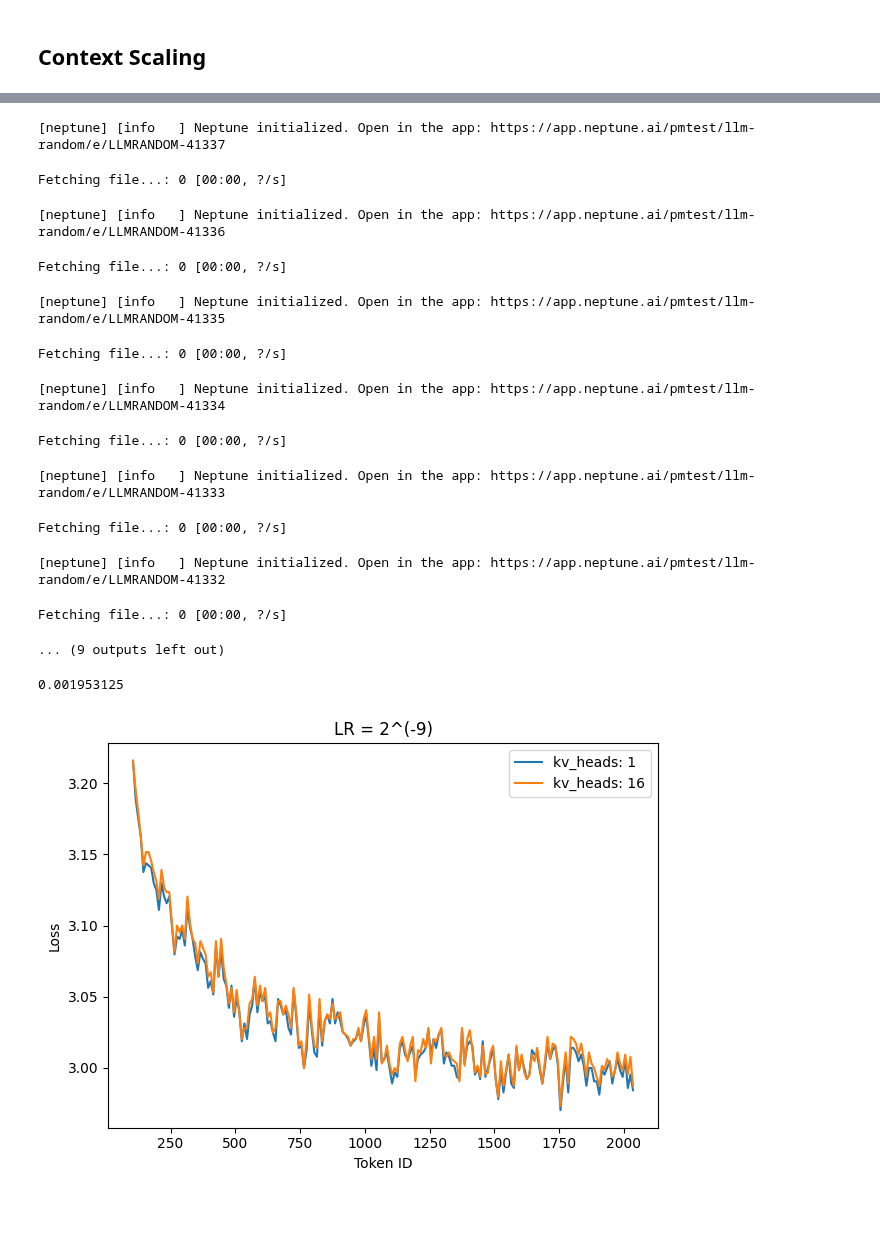
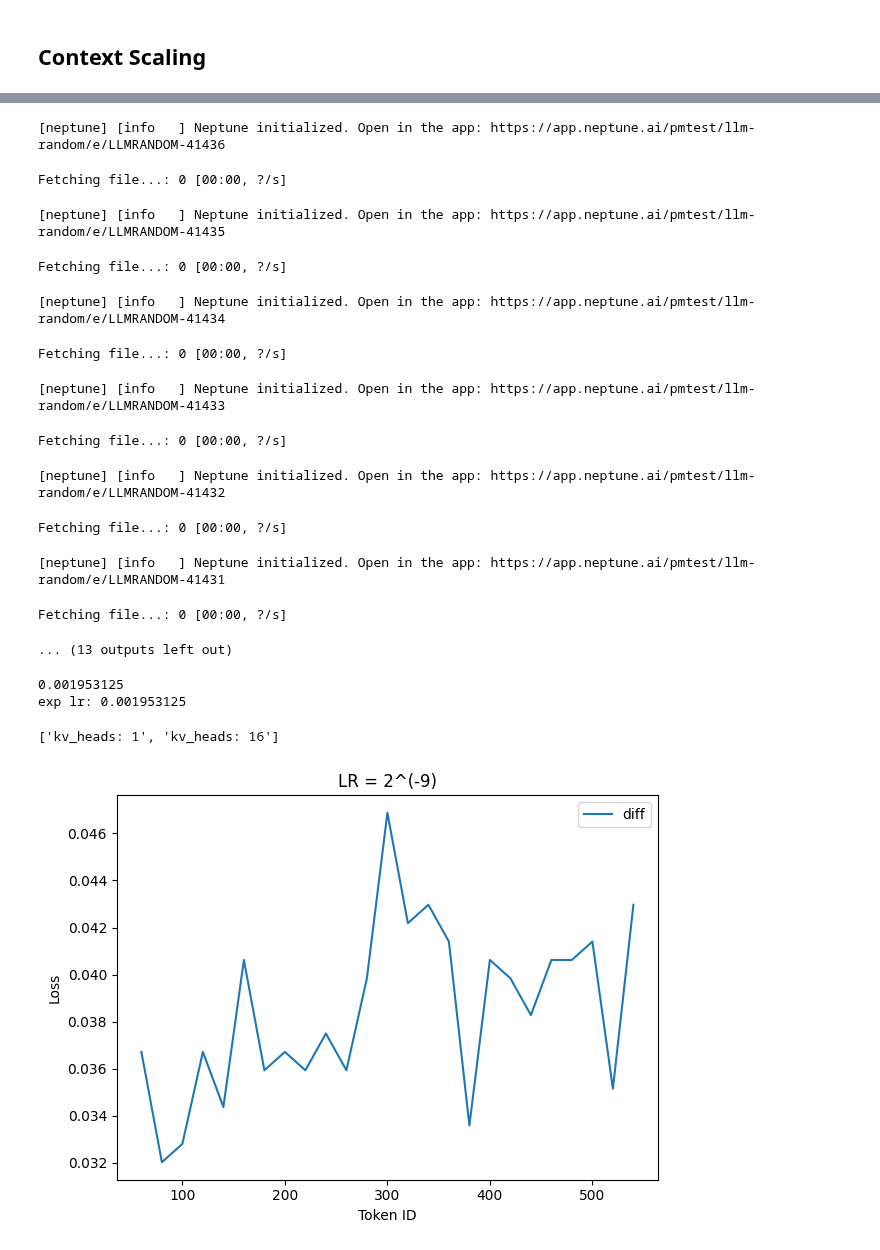
Before and after one commit to llm-random/nano, a Jupyter notebook: jupyter_notebooks/polts.ipynb, the cells around one changed output, grey strips where cells are left out. Drawn from its saved outputs; the diff is of its cells as text; code cells hidden in the pictures; blank space fills up the shorter version.

Commit message:
updated plots for loss vs id

```diff
--- a/jupyter_notebooks/polts.ipynb
+++ b/jupyter_notebooks/polts.ipynb
@@ -313,7 +337,7 @@ def get_long_ctx_jsons(df, path=None, project="pmtest/llm-random", get_vars: lis
 # %% [markdown]
 ## Context Scaling
 # %%
-tags = ["context_scaling", "2copt"]
+tags = ["context_scaling", "2copt", "qk_norm_rms"]
 negative_tags = []
 
 df = get_neptune_table(tags, negative_tags=negative_tags)
@@ -331,24 +355,26 @@ plot_loss_vs_lr(df, (3.0, 3.5), figsize=(6, 6), title="Context Scaling k16", ax=
 # %%
-dict_list = get_long_ctx_jsons(df, path="eval_long_context/step_39000.json", get_vars=["job_config/common/kv_heads", "learning_rate"])
+dict_list = get_long_ctx_jsons(df, path="eval_long_context/step_40000.json", get_vars=["job_config/common/kv_heads", "learning_rate"])
 print(len(dict_list))
 # %% [output]
-[neptune] [info   ] Neptune initialized. Open in the app: https://app.neptune.ai/pmtest/llm-random/e/LLMRANDOM-41337
+[neptune] [info   ] Neptune initialized. Open in the app: https://app.neptune.ai/pmtest/llm-random/e/LLMRANDOM-41436
 Fetching file...: 0 [00:00, ?/s]
-[neptune] [info   ] Neptune initialized. Open in the app: https://app.neptune.ai/pmtest/llm-random/e/LLMRANDOM-41336
+[neptune] [info   ] Neptune initialized. Open in the app: https://app.neptune.ai/pmtest/llm-random/e/LLMRANDOM-41435
 Fetching file...: 0 [00:00, ?/s]
-[neptune] [info   ] Neptune initialized. Open in the app: https://app.neptune.ai/pmtest/llm-random/e/LLMRANDOM-41335
+[neptune] [info   ] Neptune initialized. Open in the app: https://app.neptune.ai/pmtest/llm-random/e/LLMRANDOM-41434
 Fetching file...: 0 [00:00, ?/s]
-[neptune] [info   ] Neptune initialized. Open in the app: https://app.neptune.ai/pmtest/llm-random/e/LLMRANDOM-41334
+[neptune] [info   ] Neptune initialized. Open in the app: https://app.neptune.ai/pmtest/llm-random/e/LLMRANDOM-41433
 Fetching file...: 0 [00:00, ?/s]
-[neptune] [info   ] Neptune initialized. Open in the app: https://app.neptune.ai/pmtest/llm-random/e/LLMRANDOM-41333
+[neptune] [info   ] Neptune initialized. Open in the app: https://app.neptune.ai/pmtest/llm-random/e/LLMRANDOM-41432
 Fetching file...: 0 [00:00, ?/s]
-[neptune] [info   ] Neptune initialized. Open in the app: https://app.neptune.ai/pmtest/llm-random/e/LLMRANDOM-41332
+[neptune] [info   ] Neptune initialized. Open in the app: https://app.neptune.ai/pmtest/llm-random/e/LLMRANDOM-41431
 Fetching file...: 0 [00:00, ?/s]
-... (9 outputs left out)
+... (13 outputs left out)
-# %%
-dict_list[1]['learning_rate']
-# %% [output]
-0.001953125
+# %%
+print(2 ** -9)
+print(f"exp lr: {dict_list[1]['learning_rate']}")
+# %% [output]
+0.001953125
+exp lr: 0.001953125
 # %%
 filtered_list = []
 names = []
@@ -357,6 +383,8 @@ for d in dict_list:
         filtered_list.append(d)
         names.append(f"kv_heads: {d["job_config/common/kv_heads"]}")
 # %%
-fig = plot_loss_vs_tokenid(filtered_list, run_names=names, title='LR = 2^(-9)', smoothing=10, x_trim_head=100)
+print(names)
+fig = plot_loss_vs_tokenid(filtered_list, run_names=names, title='LR = 2^(-9)', smoothing=20, x_trim_head=50, x_trim_tail=500, plot_type='diff')
 # %% [output]
+['kv_heads: 1', 'kv_heads: 16']
-[figure, old version]
+[figure, new version]
```
Also changed, not shown: parts of 3 cells of this notebook.
